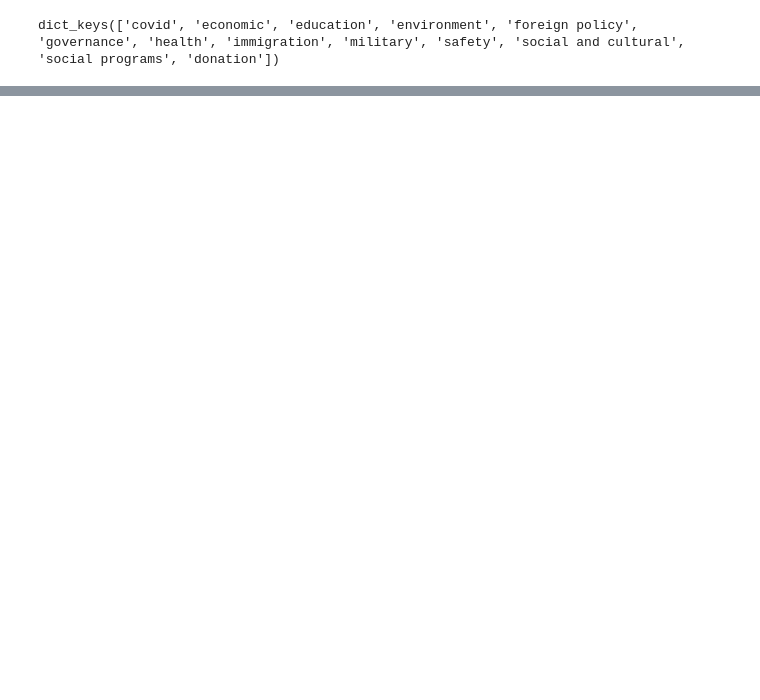
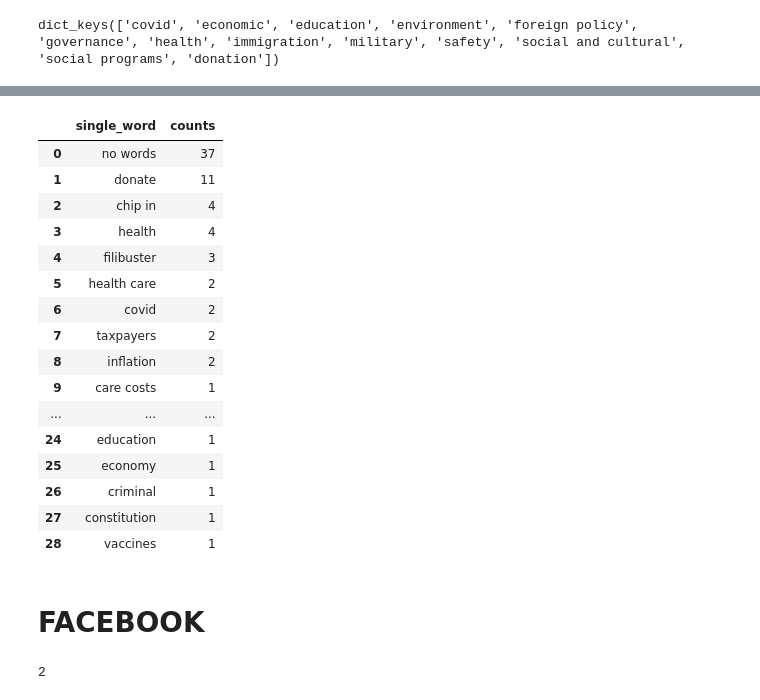
Before and after one commit to sfchronicle/ml-political-ads, a Jupyter notebook: ads_analysis_CA.ipynb, the cells around one changed output, grey strips where cells are left out. Drawn from its saved outputs; the diff is of its cells as text; code cells hidden in the pictures; blank space fills up the shorter version.

```diff
--- a/ads_analysis_CA.ipynb
+++ b/ads_analysis_CA.ipynb
@@ -289,0 +249,11 @@ count_word(df_text)
+# %%
+if google_df['text'].isnull().sum():
+    print (google_df['text'].isnull().sum())
+    google_df = google_df[google_df['text'].notnull()]
+    google_df.reset_index(drop=True,inplace=True)
+# %%
+google_df = clean_text(google_df)
+google_df.info()
+# %%
+google_df = get_word_lable(google_df)
+google_df.head()
@@ -289,0 +282,30 @@ count_word(df_text)
+# %%
+google_word = count_word(google_df)
+google_word
+# %% [output]
+|  | single_word | counts |
+| 0 | no words | 37 |
+| 1 | donate | 11 |
+| 2 | chip in | 4 |
+| 3 | health | 4 |
+| 4 | filibuster | 3 |
+| 5 | health care | 2 |
+| 6 | covid | 2 |
+| 7 | taxpayers | 2 |
+| 8 | inflation | 2 |
+| 9 | care costs | 1 |
+| ... | ... | ... |
+| 24 | education | 1 |
+| 25 | economy | 1 |
+| 26 | criminal | 1 |
+| 27 | constitution | 1 |
+| 28 | vaccines | 1 |
+# %% [markdown]
+# FACEBOOK
+# %%
+if facebook_df['text'].isnull().sum():
+    print (facebook_df['text'].isnull().sum())
+    facebook_df = facebook_df[facebook_df['text'].notnull()]
+    facebook_df.reset_index(drop=True,inplace=True)
+# %% [output]
+2
```
Also changed, not shown: parts of 25 cells of this notebook.
